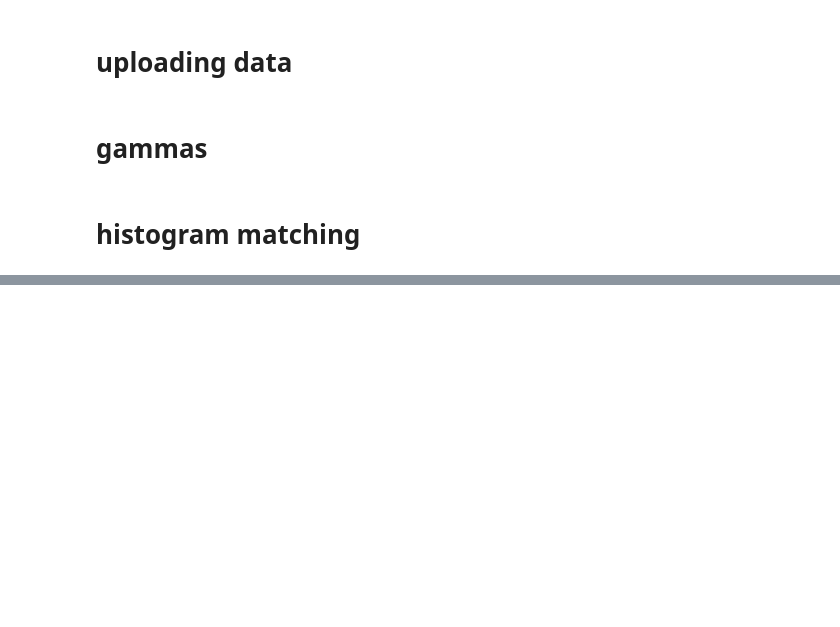
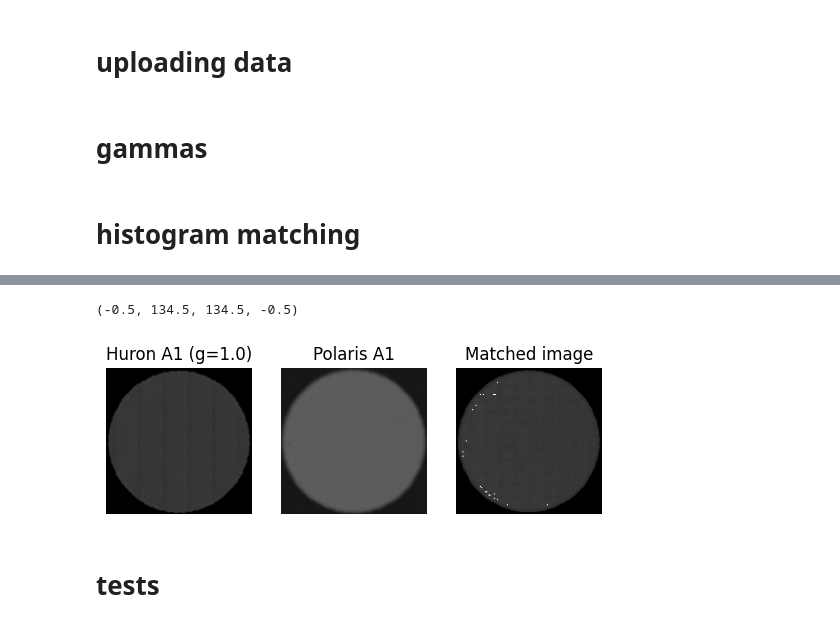
Before and after one commit to slendersold/colour_project, a Jupyter notebook: Hist_matching.ipynb, the cells around one changed output, grey strips where cells are left out. Cells and saved outputs as stored; diff of their text form; code cells hidden in the pictures; blank space fills up the shorter version.

```diff
--- a/Hist_matching.ipynb
+++ b/Hist_matching.ipynb
@@ -112,0 +180,20 @@ plt.show()
+# %%
+pol_a1_rgb = cv2.cvtColor(polaris,cv2.COLOR_GRAY2RGB)
+hur_a1_rgb = cv2.cvtColor(huron10,cv2.COLOR_GRAY2RGB)
+matched_rgb = cv2.cvtColor(matched,cv2.COLOR_GRAY2RGB)
+# %%
+fig,axs = plt.subplots(ncols=3)
+axs[0].imshow(hur_a1_rgb, vmin=0, vmax=255)
+axs[0].set_title('Huron A1 (g=1.0)')
+axs[0].axis("off")
+axs[1].imshow(pol_a1_rgb, vmin=0, vmax=255)
+axs[1].set_title('Polaris A1')
+axs[1].axis("off")
+axs[2].imshow(matched_rgb, vmin=0, vmax=255)
+axs[2].set_title('Matched image')
+axs[2].axis("off")
+# %% [output]
+(-0.5, 134.5, 134.5, -0.5)
+[figure, added]
+# %% [markdown]
+# tests
```
Also changed, not shown: parts of 20 cells of this notebook.
